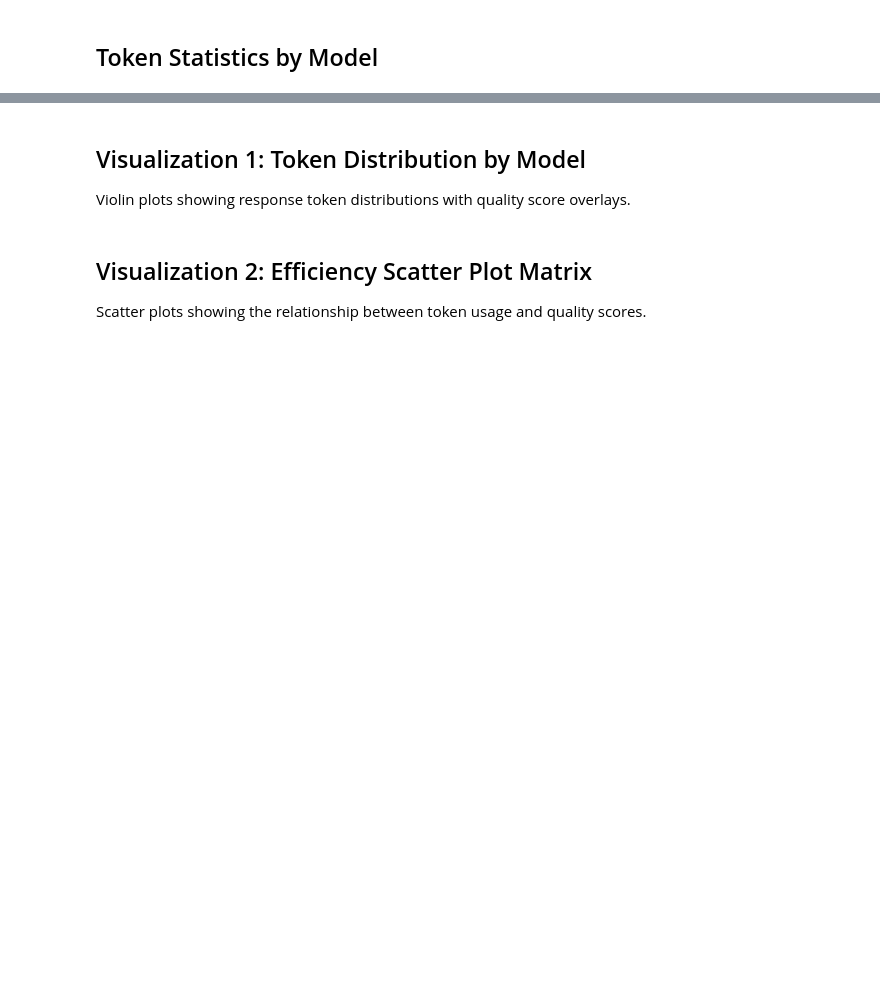
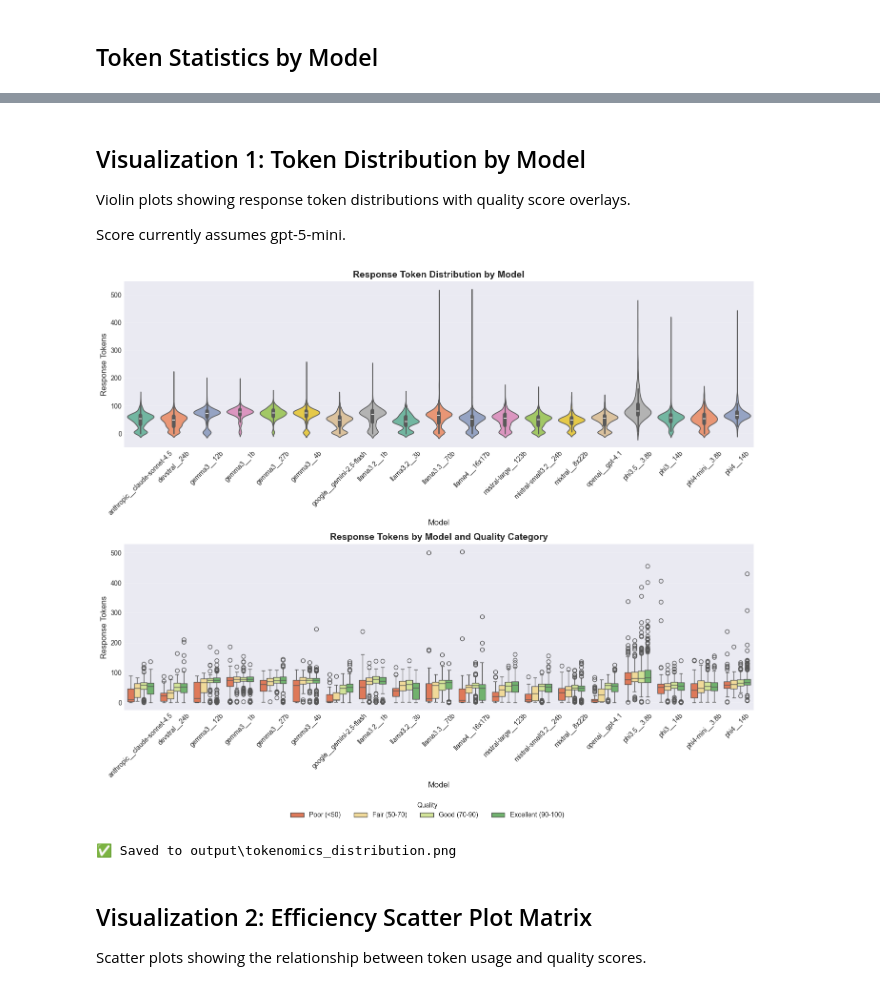
Before and after one commit to ryan-a-bell/dissertation, a Jupyter notebook: src/phase6_analysis/tokenomics_analysis.ipynb, the cells around one changed output, grey strips where cells are left out. Cells and saved outputs as stored; diff of their text form; code cells hidden in the pictures; blank space fills up the shorter version.

```diff
--- a/src/phase6_analysis/tokenomics_analysis.ipynb
+++ b/src/phase6_analysis/tokenomics_analysis.ipynb
@@ -187,6 +246,8 @@ print(f"\n✅ Saved to {output_dir / 'token_stats_by_model.csv'}")
 ## Visualization 1: Token Distribution by Model
 
 Violin plots showing response token distributions with quality score overlays.
+
+Score currently assumes gpt-5-mini.
 # %%
 # Create quality score categories
 osq_df_filtered['quality_category'] = pd.cut(
@@ -195,7 +256,7 @@ osq_df_filtered['quality_category'] = pd.cut(
     labels=['Poor (<50)', 'Fair (50-70)', 'Good (70-90)', 'Excellent (90-100)']
 )
 
-fig, axes = plt.subplots(2, 1, figsize=(14, 10))
+fig, axes = plt.subplots(2, 1, figsize=(14, 12))  # taller for bottom legend
 
 # Violin plot
 ax1 = axes[0]
@@ -205,35 +266,54 @@ sns.violinplot(
     y='response_tokens',
     ax=ax1,
     palette='Set2'
 )
 ax1.set_title('Response Token Distribution by Model', fontsize=14, fontweight='bold')
 ax1.set_xlabel('Model', fontsize=12)
 ax1.set_ylabel('Response Tokens', fontsize=12)
 ax1.tick_params(axis='x', rotation=45)
 ax1.grid(axis='y', alpha=0.3)
 
 # Box plot with quality categories
 ax2 = axes[1]
 sns.boxplot(
     data=osq_df_filtered,
     x='model',
     y='response_tokens',
     hue='quality_category',
     ax=ax2,
     palette='RdYlGn'
 )
 ax2.set_title('Response Tokens by Model and Quality Category', fontsize=14, fontweight='bold')
 ax2.set_xlabel('Model', fontsize=12)
 ax2.set_ylabel('Response Tokens', fontsize=12)
 ax2.tick_params(axis='x', rotation=45)
-ax2.legend(title='Quality', bbox_to_anchor=(1.05, 1), loc='upper left')
 ax2.grid(axis='y', alpha=0.3)
 
-plt.tight_layout()
+# Remove axis-level legend
+handles, labels = ax2.get_legend_handles_labels()
+ax2.legend_.remove()
+
+# Add bottom-centered legend for the whole figure
+fig.legend(
+    handles,
+    labels,
+    title="Quality",
+    loc='lower center',
+    ncol=4,
+    bbox_to_anchor=(0.5, 0.02),  # adjust spacing below
+    frameon=False
+)
+
+# Adjust spacing so legend is visible
+plt.tight_layout(rect=[0, 0.07, 1, 1])  # make room for bottom legend
+
 plt.savefig(output_dir / 'tokenomics_distribution.png', dpi=300, bbox_inches='tight')
 plt.show()
 
 print(f"✅ Saved to {output_dir / 'tokenomics_distribution.png'}")
+# %% [output]
+[figure, added]
+✅ Saved to output\tokenomics_distribution.png
 # %% [markdown]
 ## Visualization 2: Efficiency Scatter Plot Matrix
 
```
Also changed, not shown: parts of 16 cells of this notebook, 15 other files.
